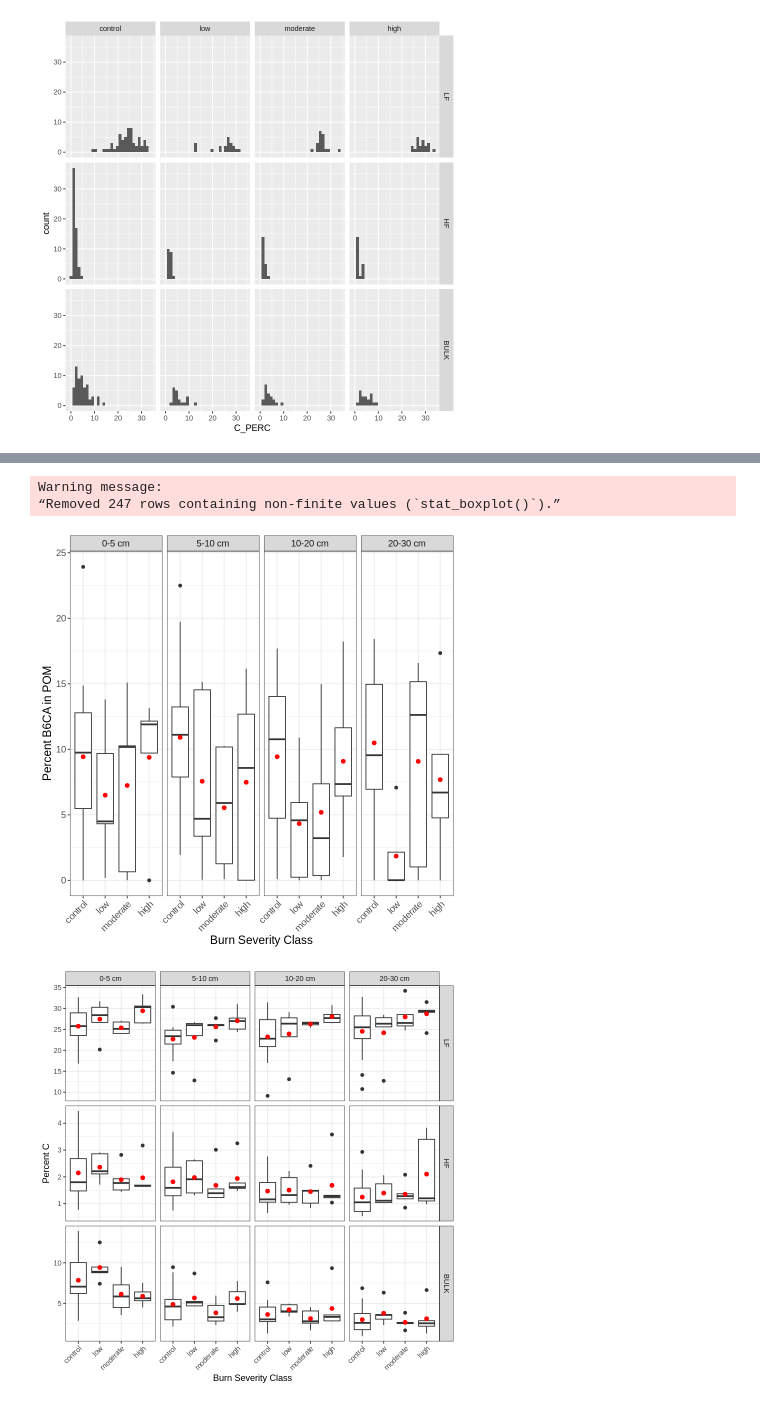
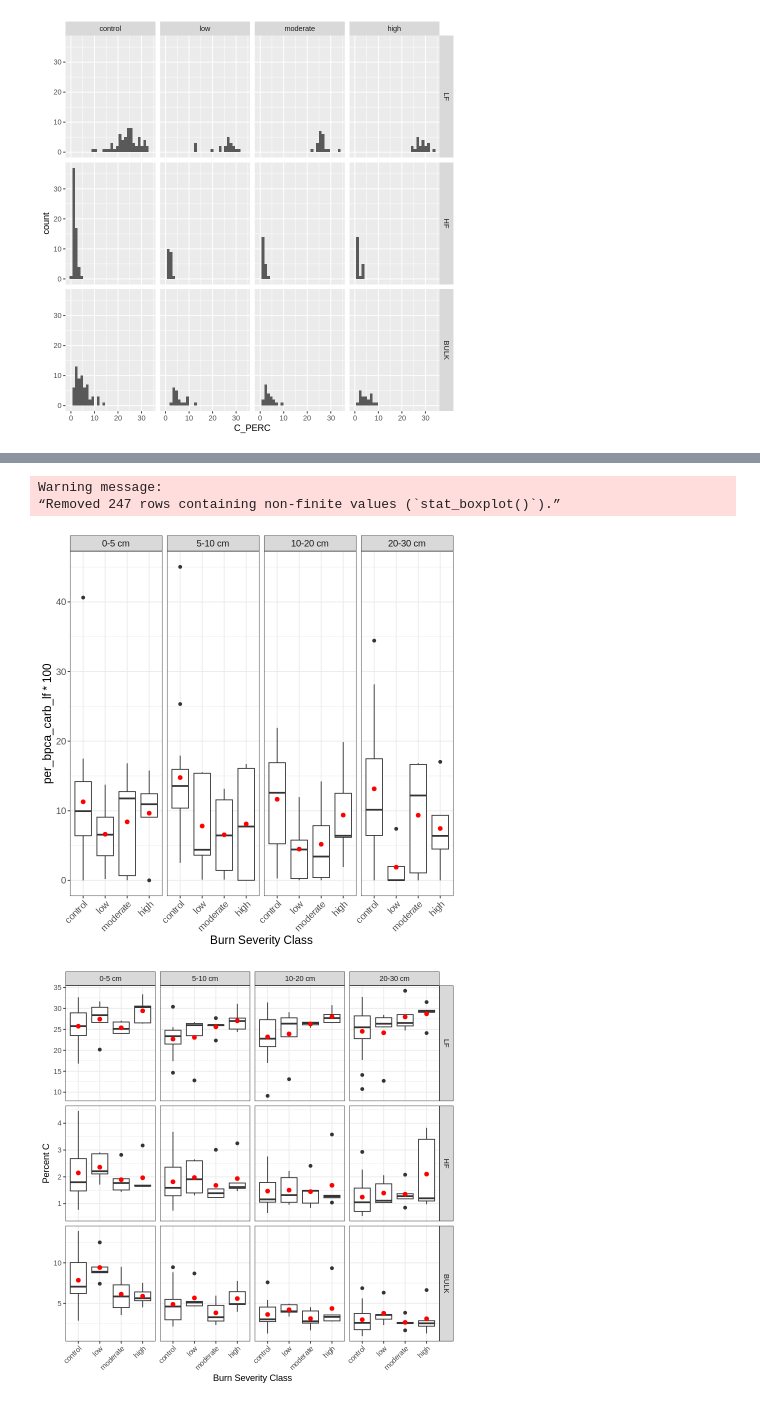
Before and after one commit to hayleypc/BPCA_HFF, a Jupyter notebook: BPCA_analysis_plotting.ipynb, the cells around one changed output, grey strips where cells are left out. Saved outputs shown, nothing was run; the diff lists cells and outputs as text; code cells hidden in the pictures.

```diff
--- a/BPCA_analysis_plotting.ipynb
+++ b/BPCA_analysis_plotting.ipynb
@@ -488,21 +588,21 @@ analysis_full_bpca_exp_dt[, DEPTH := factor(analysis_full_bpca_exp_dt$DEPTH,
 # %%
 means_data <- analysis_full_bpca_exp_dt[ ,
-                          .(CONC_MEAN = mean(CONC_MEAN, na.rm = TRUE)*100),
+                          .(meanmg_ml_bpca = mean(per_bpca_carb_lf, na.rm = TRUE)*100),
                           by = .(BURN_SEVERITY, DEPTH)]
 
 analysis_full_bpca_exp_dt %>%
-ggplot(  aes(x = BURN_SEVERITY, y = CONC_MEAN*100)) +
+ggplot(  aes(x = BURN_SEVERITY, y = per_bpca_carb_lf*100)) +
   geom_boxplot() +
-  geom_point(data = means_data, aes(y = CONC_MEAN), color = "red", size = 2) +
+  geom_point(data = means_data, aes(y = meanmg_ml_bpca), color = "red", size = 2) +
   facet_grid(. ~ DEPTH) +
-  ylab('Percent B6CA in POM') +
+ # ylab('Percent B6CA in POM') +
   xlab('Burn Severity Class') +
   theme_bw()+
   theme(axis.text.x = element_text(angle = 45, hjust = 1), text = element_text(size = 14))
 # %% [output]
 Warning message:
 “Removed 247 rows containing non-finite values (`stat_boxplot()`).”
-[figure, old version]
+[figure, new version]
 # %%
 means_data <- analysis_full_bpca_exp_dt[ ,
                           .(C_PERC = mean(C_PERC, na.rm = TRUE)),
```
Also changed, not shown: parts of 24 cells of this notebook.
